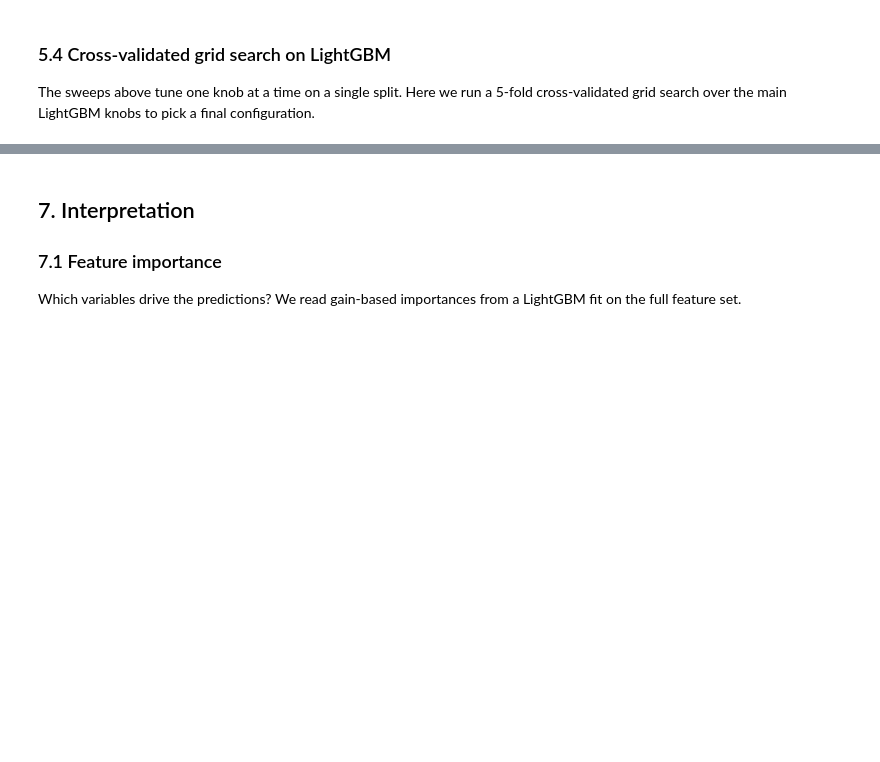
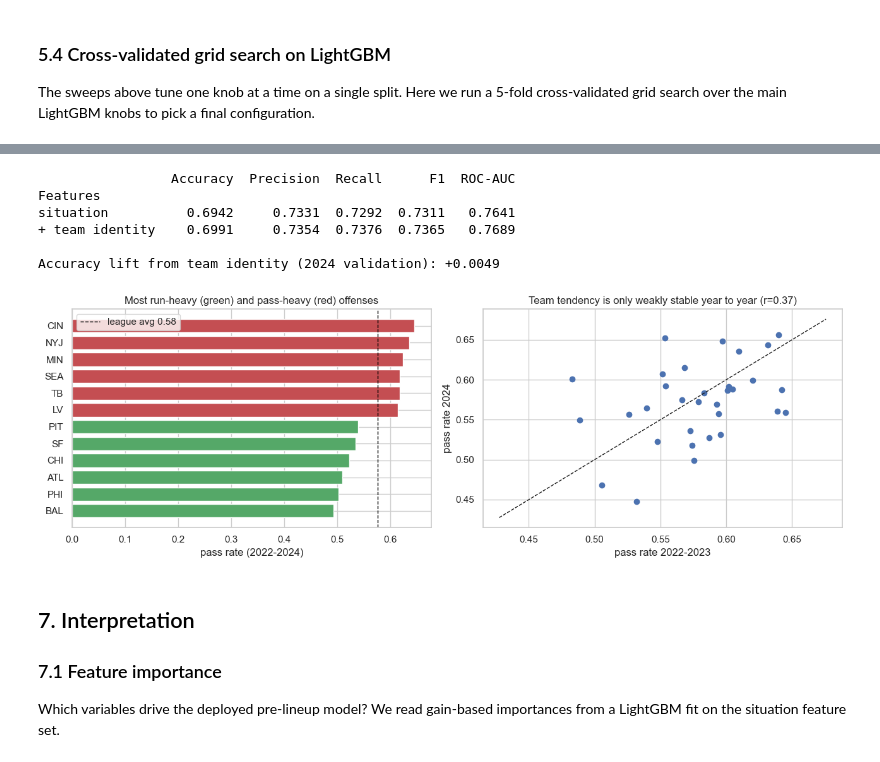
Before and after one commit to cadenpascual/nfl-play-predictor, a Jupyter notebook: notebooks/02_modeling.ipynb, the cells around one changed output, grey strips where cells are left out. Drawn from its saved outputs; the diff is of its cells as text; code cells hidden in the pictures; blank space fills up the shorter version.

Commit message:
update modeling notebook to be pre lineup focused

```diff
--- a/notebooks/02_modeling.ipynb
+++ b/notebooks/02_modeling.ipynb
@@ -582,10 +618,63 @@ ax.legend(); plt.tight_layout(); plt.show()
+# %%
+# team identity is pre-lineup; encode it as leakage-safe historical pass rates
+work_team = F.engineer(F.clean(raw))
+tr_t = work_team["season"].isin([2022, 2023]).values
+va_t = (work_team["season"] == 2024).values
+
+rates = F.fit_team_rates(work_team[tr_t])          # fit on training seasons only
+work_team = F.add_team_features(work_team, rates)
+ytr_t, yva_t = work_team[F.TARGET][tr_t], work_team[F.TARGET][va_t]
+
+team_sets = {"situation": F.SITUATION_FEATURES,
+             "+ team identity": F.SITUATION_FEATURES + F.TEAM_FEATURES}
+team_rows = []
+for label, feats in team_sets.items():
+    m = make_model("LightGBM").fit(work_team.loc[tr_t, feats], ytr_t)
+    Xv = work_team.loc[va_t, feats]
+    row = {"Features": label}
+    row.update(metric_dict(yva_t, m.predict(Xv), m.predict_proba(Xv)[:, 1]))
+    team_rows.append(row)
+team_tbl = pd.DataFrame(team_rows).set_index("Features").round(4)
+print(team_tbl.to_string())
+print(f"\nAccuracy lift from team identity (2024 validation): "
+      f"+{team_tbl['Accuracy'].iloc[1] - team_tbl['Accuracy'].iloc[0]:.4f}")
+# %% [output]
+                 Accuracy  Precision  Recall      F1  ROC-AUC
+Features
+situation          0.6942     0.7331  0.7292  0.7311   0.7641
++ team identity    0.6991     0.7354  0.7376  0.7365   0.7689
+
+Accuracy lift from team identity (2024 validation): +0.0049
+# %%
+# team tendencies and how stable they are across seasons
+p = work_team[F.TARGET].astype(int)
+off = p.groupby(work_team["posteam"]).mean().sort_values()
+a = p[tr_t].groupby(work_team.loc[tr_t, "posteam"]).mean()
+b = p[va_t].groupby(work_team.loc[va_t, "posteam"]).mean()
+stab = pd.concat([a, b], axis=1, keys=["y2223", "y2024"]).dropna()
+r = stab["y2223"].corr(stab["y2024"])
+
+fig, axes = plt.subplots(1, 2, figsize=(13, 4.5))
+ends = pd.concat([off.head(6), off.tail(6)])
+axes[0].barh(ends.index, ends.values, color=["#55a868"]*6 + ["#c44e52"]*6)
+axes[0].axvline(p.mean(), color="black", ls="--", lw=1, label=f"league avg {p.mean():.2f}")
+axes[0].set_xlabel("pass rate (2022-2024)")
+axes[0].set_title("Most run-heavy (green) and pass-heavy (red) offenses"); axes[0].legend()
+axes[1].scatter(stab["y2223"], stab["y2024"], color="#4c72b0")
+lims = [stab.values.min() - 0.02, stab.values.max() + 0.02]
+axes[1].plot(lims, lims, "k--", lw=1)
+axes[1].set_xlabel("pass rate 2022-2023"); axes[1].set_ylabel("pass rate 2024")
+axes[1].set_title(f"Team tendency is only weakly stable year to year (r={r:.2f})")
+plt.tight_layout(); plt.show()
+# %% [output]
+[figure, added]
 # %% [markdown]
 ## 7. Interpretation
 
 ### 7.1 Feature importance
 
-Which variables drive the predictions? We read gain-based importances from a LightGBM fit
-on the full feature set.
+Which variables drive the deployed pre-lineup model? We read gain-based importances from a
+LightGBM fit on the situation feature set.
 # %%
 imp_model = lgb.LGBMClassifier(n_estimators=600, learning_rate=0.05, num_leaves=31,
         subsample=0.8, colsample_bytree=0.8, random_state=RANDOM_STATE,
```
Also changed, not shown: parts of 24 cells of this notebook.
